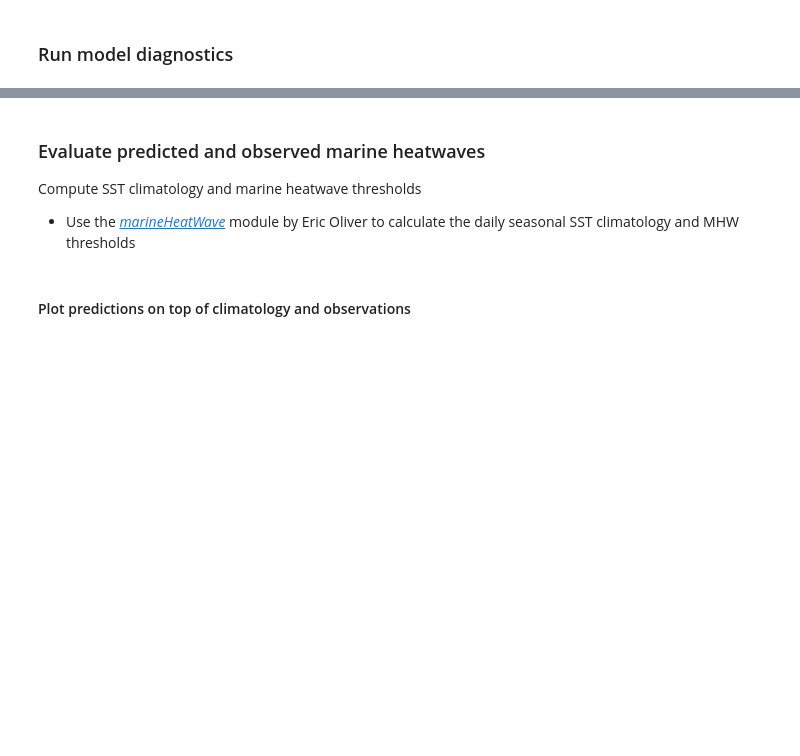
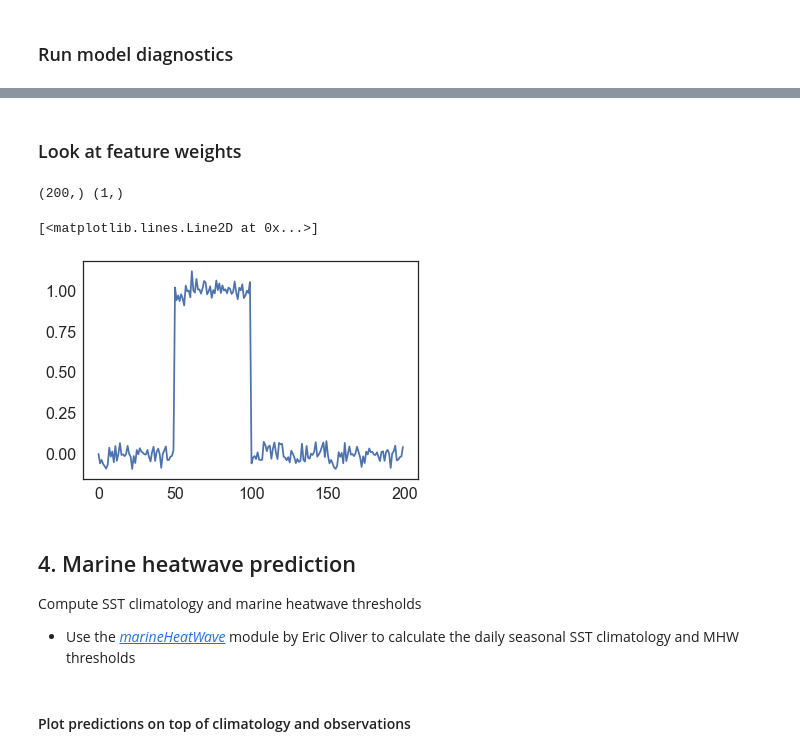
Before and after one commit to hscannell/MHW-tableau, a Jupyter notebook: code/LSTM_Forecast_multivariate.ipynb, the cells around one changed output, grey strips where cells are left out. Drawn from its saved outputs; the diff is of its cells as text; code cells hidden in the pictures; blank space fills up the shorter version.

```diff
--- a/code/LSTM_Forecast_multivariate.ipynb
+++ b/code/LSTM_Forecast_multivariate.ipynb
@@ -682,0 +684,13 @@ plt.gcf().autofmt_xdate()
+# %% [markdown]
+### Look at feature weights
+# %%
+W1 = np.asarray(model.layers[0].get_weights()[2]) # first layer
+W2 = np.asarray(model.layers[1].get_weights()[1]) # bias
+
+print(W1.shape, W2.shape)
+
+plt.plot(W1)
+# %% [output]
+(200,) (1,)
+[<matplotlib.lines.Line2D at 0x...>]
+[figure, added]
@@ -683,5 +712,5 @@ plt.gcf().autofmt_xdate()
 # %% [markdown]
-### Evaluate predicted and observed marine heatwaves
+## 4. Marine heatwave prediction
  Compute SST climatology and marine heatwave thresholds
 - Use the [*marineHeatWave*](https://github.com/ecjoliver/marineHeatWaves) module by Eric Oliver to calculate the daily seasonal SST climatology and MHW thresholds
 # %%
```
Also changed, not shown: parts of 7 cells of this notebook.
